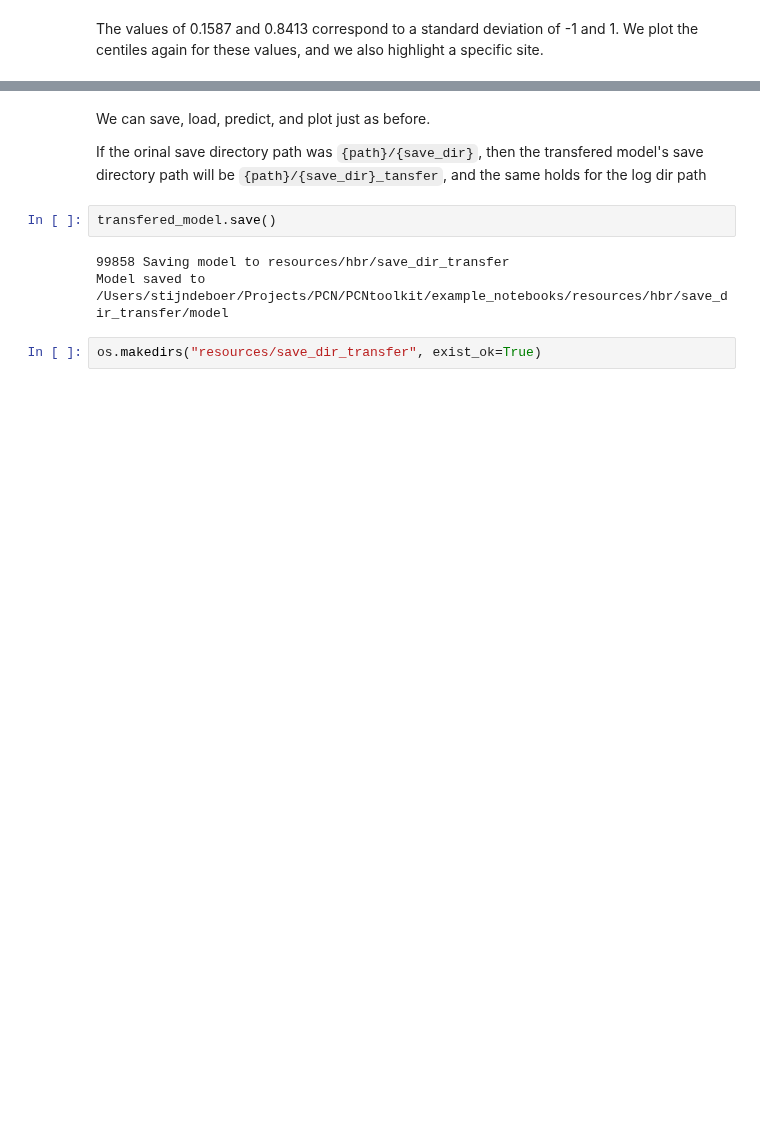
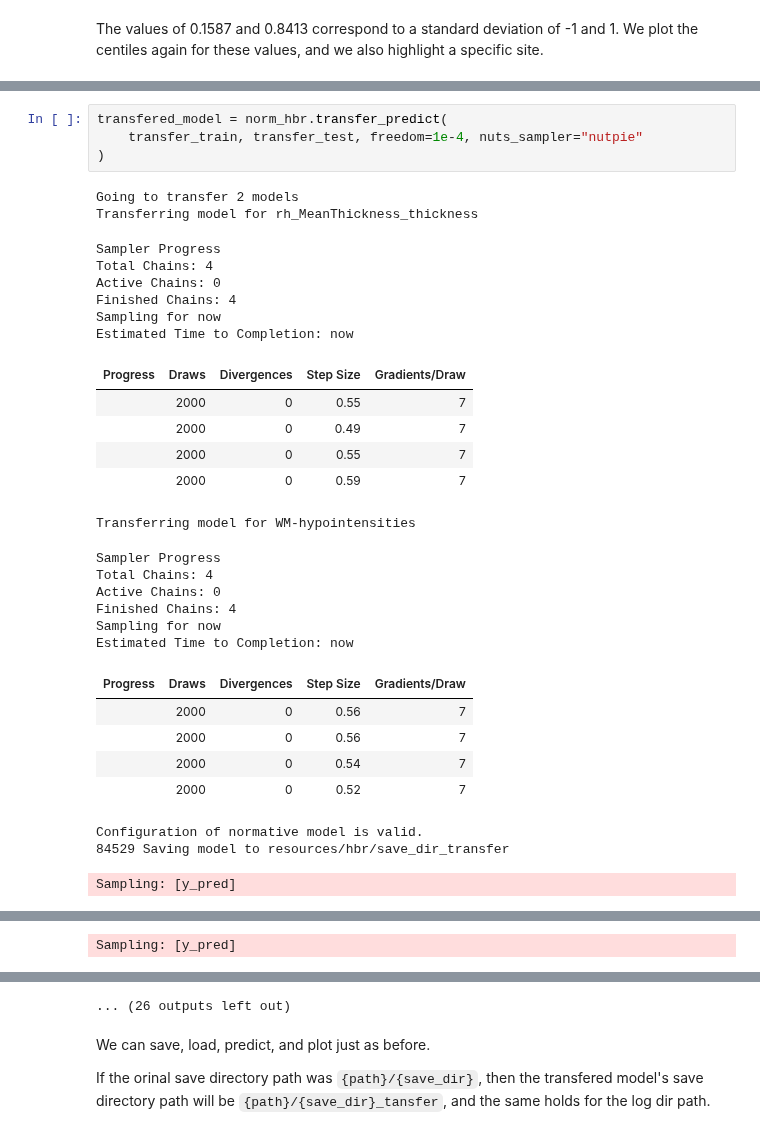
Before and after one commit to amarquand/PCNtoolkit, a Jupyter notebook: example_notebooks/hbr_example.ipynb, the cells around one changed output, grey strips where cells are left out. Saved outputs shown, nothing was run; the diff lists cells and outputs as text; blank space fills up the shorter version.

Commit message:
Transfer, extend work for HBR

```diff
--- a/example_notebooks/hbr_example.ipynb
+++ b/example_notebooks/hbr_example.ipynb
@@ -380,0 +331,33 @@ Model saved to /Users/stijndeboer/Projects/PCN/PCNtoolkit/example_notebooks/reso
+# %%
+transfered_model = norm_hbr.transfer_predict(
+    transfer_train, transfer_test, freedom=1e-4, nuts_sampler="nutpie"
+)
+# %% [output]
+Going to transfer 2 models
+Transferring model for rh_MeanThickness_thickness
+Sampler Progress
+Total Chains: 4
+Active Chains: 0
+Finished Chains: 4
+Sampling for now
+Estimated Time to Completion: now
+| Progress | Draws | Divergences | Step Size | Gradients/Draw |
+|  | 2000 | 0 | 0.55 | 7 |
+|  | 2000 | 0 | 0.49 | 7 |
+|  | 2000 | 0 | 0.55 | 7 |
+|  | 2000 | 0 | 0.59 | 7 |
+Transferring model for WM-hypointensities
+Sampler Progress
+Total Chains: 4
+Active Chains: 0
+Finished Chains: 4
+Sampling for now
+Estimated Time to Completion: now
+| Progress | Draws | Divergences | Step Size | Gradients/Draw |
+|  | 2000 | 0 | 0.56 | 7 |
+|  | 2000 | 0 | 0.56 | 7 |
+|  | 2000 | 0 | 0.54 | 7 |
+|  | 2000 | 0 | 0.52 | 7 |
+Configuration of normative model is valid.
+84529 Saving model to resources/hbr/save_dir_transfer
+Sampling: [y_pred]
@@ -380,0 +366 @@ Model saved to /Users/stijndeboer/Projects/PCN/PCNtoolkit/example_notebooks/reso
+Sampling: [y_pred]
@@ -381,11 +368,5 @@ Model saved to /Users/stijndeboer/Projects/PCN/PCNtoolkit/example_notebooks/reso
+... (26 outputs left out)
 # %% [markdown]
 We can save, load, predict, and plot just as before.
 
-If the orinal save directory path was `{path}/{save_dir}`, then the transfered model's save directory path will be `{path}/{save_dir}_tansfer`, and the same holds for the log dir path
+If the orinal save directory path was `{path}/{save_dir}`, then the transfered model's save directory path will be `{path}/{save_dir}_tansfer`, and the same holds for the log dir path.
-# %%
-transfered_model.save()
-# %% [output]
-99858 Saving model to resources/hbr/save_dir_transfer
-Model saved to /Users/stijndeboer/Projects/PCN/PCNtoolkit/example_notebooks/resources/hbr/save_dir_transfer/model
-# %%
-os.makedirs("resources/save_dir_transfer", exist_ok=True)
```
Also changed, not shown: parts of 41 cells of this notebook, 17 other files.
